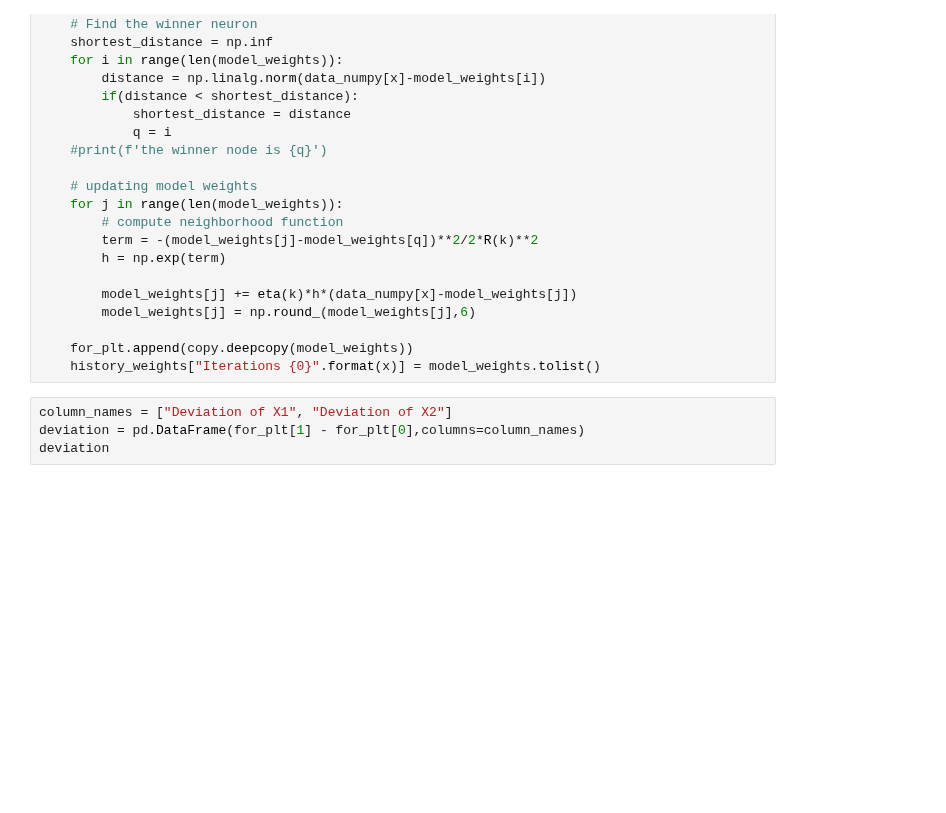
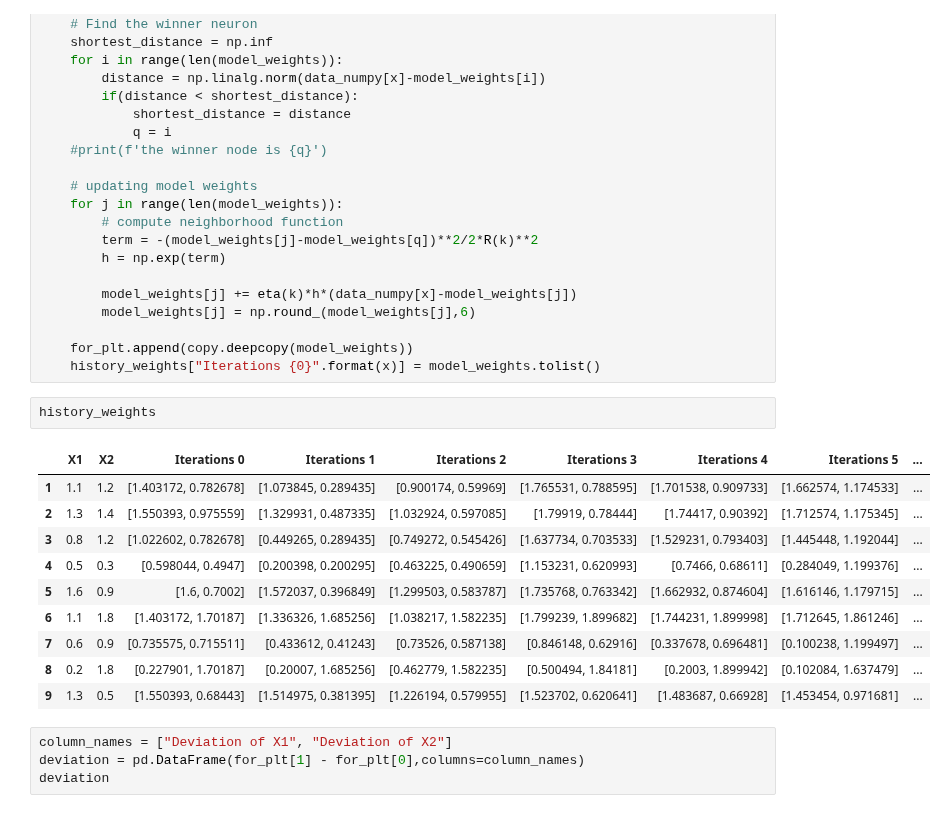
Before and after one commit to stupidpenguin/2021_Fall_BSE_Aritificial_Neural_Network, a Jupyter notebook: Homework_3/2_SOM_Network.ipynb, the cells around one changed output. Saved outputs shown, nothing was run; the diff lists cells and outputs as text; blank space fills up the shorter version.

```diff
--- a/Homework_3/2_SOM_Network.ipynb
+++ b/Homework_3/2_SOM_Network.ipynb
@@ -143,6 +143,19 @@ for x in range(len(data_numpy)):
 
     for_plt.append(copy.deepcopy(model_weights))
     history_weights["Iterations {0}".format(x)] = model_weights.tolist()
+# %%
+history_weights
+# %% [output]
+|  | X1 | X2 | Iterations 0 | Iterations 1 | Iterations 2 | Iterations 3 | Iterations 4 | Iterations 5 | ... |
+| 1 | 1.1 | 1.2 | [1.403172, 0.782678] | [1.073845, 0.289435] | [0.900174, 0.59969] | [1.765531, 0.788595] | [1.701538, 0.909733] | [1.662574, 1.174533] | ... |
+| 2 | 1.3 | 1.4 | [1.550393, 0.975559] | [1.329931, 0.487335] | [1.032924, 0.597085] | [1.79919, 0.78444] | [1.74417, 0.90392] | [1.712574, 1.175345] | ... |
+| 3 | 0.8 | 1.2 | [1.022602, 0.782678] | [0.449265, 0.289435] | [0.749272, 0.545426] | [1.637734, 0.703533] | [1.529231, 0.793403] | [1.445448, 1.192044] | ... |
+| 4 | 0.5 | 0.3 | [0.598044, 0.4947] | [0.200398, 0.200295] | [0.463225, 0.490659] | [1.153231, 0.620993] | [0.7466, 0.68611] | [0.284049, 1.199376] | ... |
+| 5 | 1.6 | 0.9 | [1.6, 0.7002] | [1.572037, 0.396849] | [1.299503, 0.583787] | [1.735768, 0.763342] | [1.662932, 0.874604] | [1.616146, 1.179715] | ... |
+| 6 | 1.1 | 1.8 | [1.403172, 1.70187] | [1.336326, 1.685256] | [1.038217, 1.582235] | [1.799239, 1.899682] | [1.744231, 1.899998] | [1.712645, 1.861246] | ... |
+| 7 | 0.6 | 0.9 | [0.735575, 0.715511] | [0.433612, 0.41243] | [0.73526, 0.587138] | [0.846148, 0.62916] | [0.337678, 0.696481] | [0.100238, 1.199497] | ... |
+| 8 | 0.2 | 1.8 | [0.227901, 1.70187] | [0.20007, 1.685256] | [0.462779, 1.582235] | [0.500494, 1.84181] | [0.2003, 1.899942] | [0.102084, 1.637479] | ... |
+| 9 | 1.3 | 0.5 | [1.550393, 0.68443] | [1.514975, 0.381395] | [1.226194, 0.579955] | [1.523702, 0.620641] | [1.483687, 0.66928] | [1.453454, 0.971681] | ... |
 # %%
 column_names = ["Deviation of X1", "Deviation of X2"]
 deviation = pd.DataFrame(for_plt[1] - for_plt[0],columns=column_names)
```
Also changed, not shown: parts of 3 cells of this notebook.
